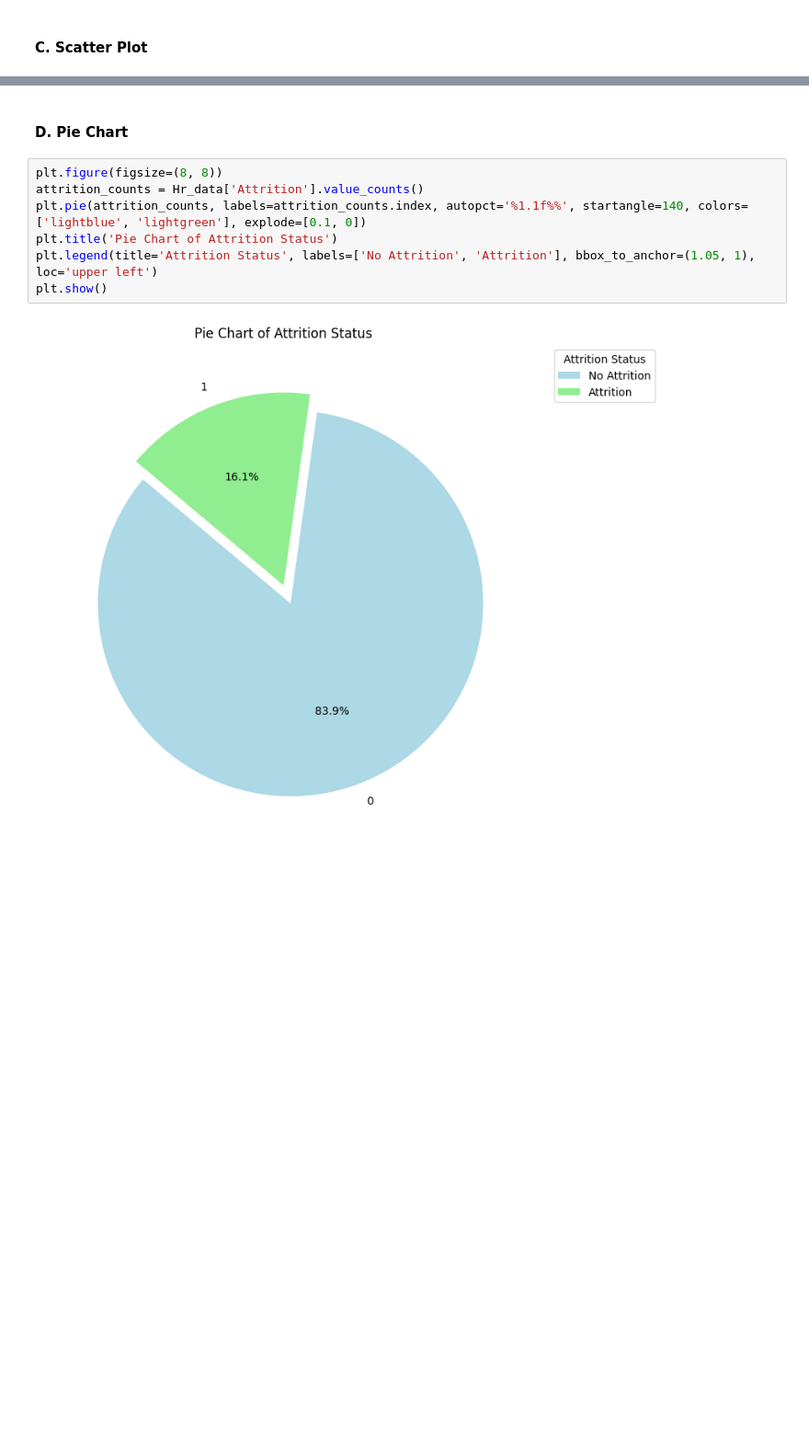
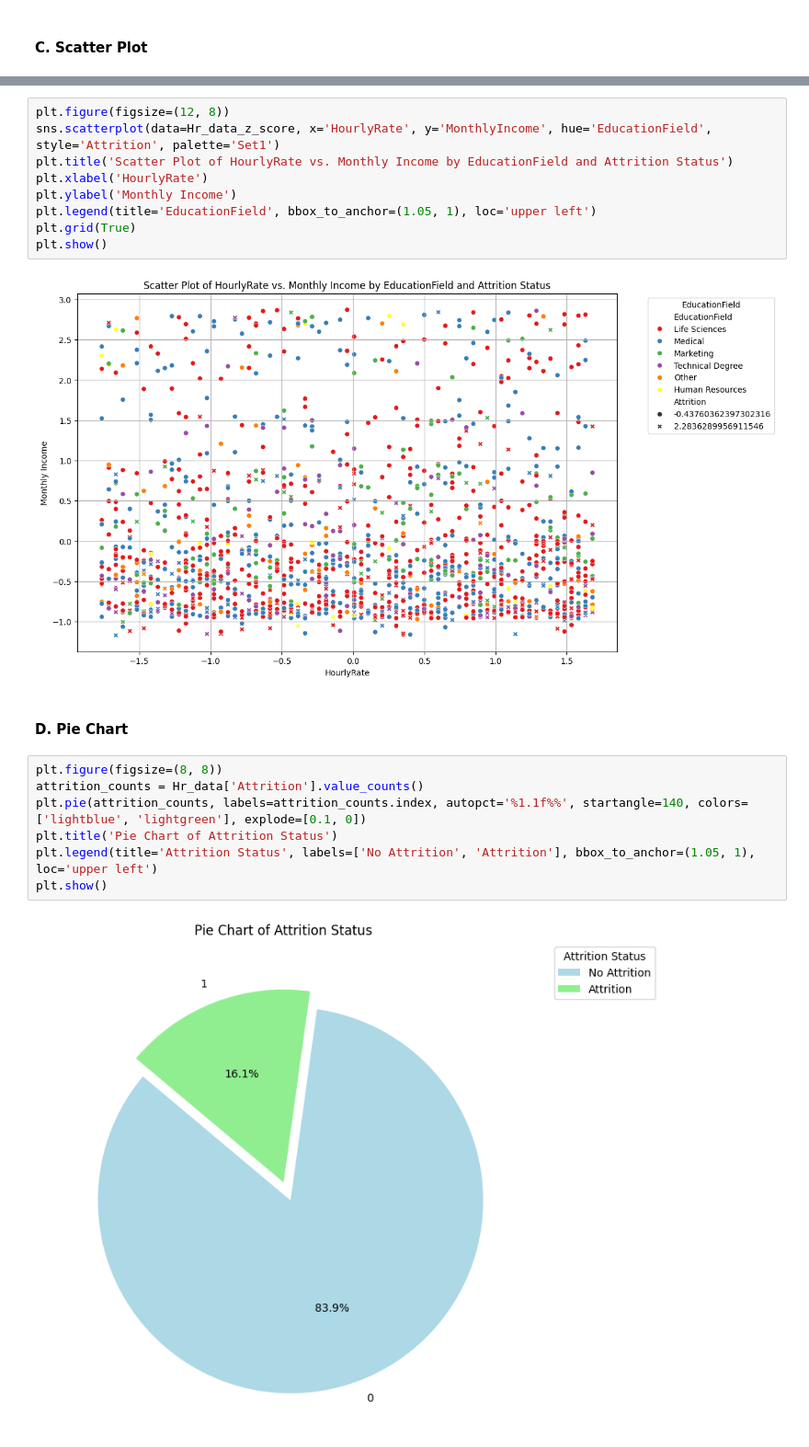
Before and after one commit to Abstract-state/Data-Minning, a Jupyter notebook: Experiment_1.ipynb, the cells around one changed output, grey strips where cells are left out. Shown at 92% size. Cells and saved outputs as stored; diff of their text form; blank space fills up the shorter version.

```diff
--- a/Experiment_1.ipynb
+++ b/Experiment_1.ipynb
@@ -524,3 +600,14 @@ plt.show()
+# %%
+plt.figure(figsize=(12, 8))
+sns.scatterplot(data=Hr_data_z_score, x='HourlyRate', y='MonthlyIncome', hue='EducationField', style='Attrition', palette='Set1')
+plt.title('Scatter Plot of HourlyRate vs. Monthly Income by EducationField and Attrition Status')
+plt.xlabel('HourlyRate')
+plt.ylabel('Monthly Income')
+plt.legend(title='EducationField', bbox_to_anchor=(1.05, 1), loc='upper left')
+plt.grid(True)
+plt.show()
+# %% [output]
+[figure, added]
 # %% [markdown]
 <H4>D. Pie Chart</H4>
 # %%
```
Also changed, not shown: parts of 13 cells of this notebook.
